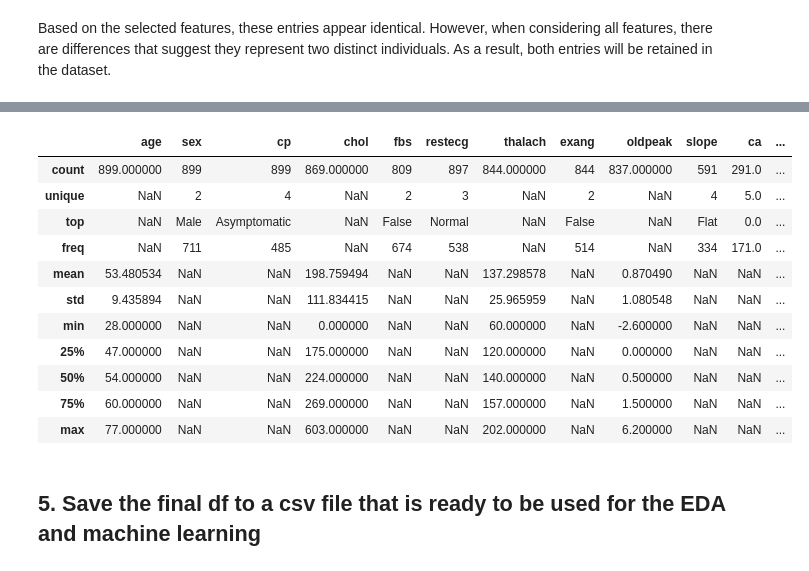
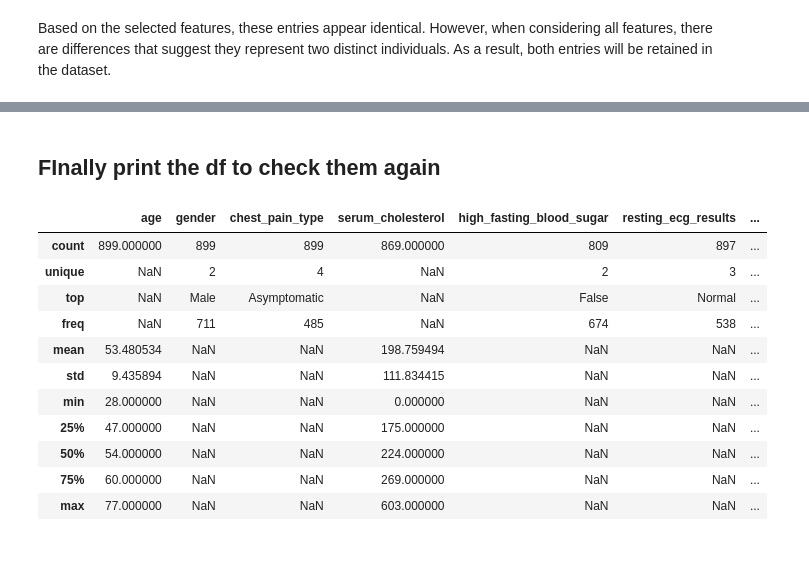
Before and after one commit to KentFre/CDS_CardioVision, a Jupyter notebook: data/data_cleanup.ipynb, the cells around one changed output, grey strips where cells are left out. Saved outputs shown, nothing was run; the diff lists cells and outputs as text; code cells hidden in the pictures.

```diff
--- a/data/data_cleanup.ipynb
+++ b/data/data_cleanup.ipynb
@@ -410,0 +454,9 @@ Based on the selected features, these entries appear identical. However, when co
+# %%
+# Features with more than 30% missing values
+high_missing_features = ['num_major_vessels', 'cigarettes_per_day', 'years_smoking', 'family_history_cad', 'st_slope', 'chest_pain_location']
+
+# Create cleaned_subset by dropping these features
+cleaned_subset_df = selected_df.drop(columns=high_missing_features)
+
+# Create all_features_subset
+all_features_subset_df = selected_df
@@ -411,18 +494,18 @@ Based on the selected features, these entries appear identical. However, when co
+# %% [markdown]
+## FInally print the df to check them again
 # %%
 # Perform full descriptive analysis of the dataset to check if all works
-selected_df.describe(include='all')
+all_features_subset_df.describe(include='all')
 # %% [output]
-|  | age | sex | cp | chol | fbs | restecg | thalach | exang | oldpeak | slope | ca | ... |
-| count | 899.000000 | 899 | 899 | 869.000000 | 809 | 897 | 844.000000 | 844 | 837.000000 | 591 | 291.0 | ... |
-| unique | NaN | 2 | 4 | NaN | 2 | 3 | NaN | 2 | NaN | 4 | 5.0 | ... |
-| top | NaN | Male | Asymptomatic | NaN | False | Normal | NaN | False | NaN | Flat | 0.0 | ... |
-| freq | NaN | 711 | 485 | NaN | 674 | 538 | NaN | 514 | NaN | 334 | 171.0 | ... |
-| mean | 53.480534 | NaN | NaN | 198.759494 | NaN | NaN | 137.298578 | NaN | 0.870490 | NaN | NaN | ... |
-| std | 9.435894 | NaN | NaN | 111.834415 | NaN | NaN | 25.965959 | NaN | 1.080548 | NaN | NaN | ... |
-| min | 28.000000 | NaN | NaN | 0.000000 | NaN | NaN | 60.000000 | NaN | -2.600000 | NaN | NaN | ... |
-| 25% | 47.000000 | NaN | NaN | 175.000000 | NaN | NaN | 120.000000 | NaN | 0.000000 | NaN | NaN | ... |
-| 50% | 54.000000 | NaN | NaN | 224.000000 | NaN | NaN | 140.000000 | NaN | 0.500000 | NaN | NaN | ... |
-| 75% | 60.000000 | NaN | NaN | 269.000000 | NaN | NaN | 157.000000 | NaN | 1.500000 | NaN | NaN | ... |
-| max | 77.000000 | NaN | NaN | 603.000000 | NaN | NaN | 202.000000 | NaN | 6.200000 | NaN | NaN | ... |
+|  | age | gender | chest_pain_type | serum_cholesterol | high_fasting_blood_sugar | resting_ecg_results | ... |
+| count | 899.000000 | 899 | 899 | 869.000000 | 809 | 897 | ... |
+| unique | NaN | 2 | 4 | NaN | 2 | 3 | ... |
+| top | NaN | Male | Asymptomatic | NaN | False | Normal | ... |
+| freq | NaN | 711 | 485 | NaN | 674 | 538 | ... |
+| mean | 53.480534 | NaN | NaN | 198.759494 | NaN | NaN | ... |
+| std | 9.435894 | NaN | NaN | 111.834415 | NaN | NaN | ... |
+| min | 28.000000 | NaN | NaN | 0.000000 | NaN | NaN | ... |
+| 25% | 47.000000 | NaN | NaN | 175.000000 | NaN | NaN | ... |
+| 50% | 54.000000 | NaN | NaN | 224.000000 | NaN | NaN | ... |
+| 75% | 60.000000 | NaN | NaN | 269.000000 | NaN | NaN | ... |
+| max | 77.000000 | NaN | NaN | 603.000000 | NaN | NaN | ... |
-# %% [markdown]
-## 5. Save the final df to a csv file that is ready to be used for the EDA and machine learning
```
Also changed, not shown: parts of 15 cells of this notebook, 2 other files.
